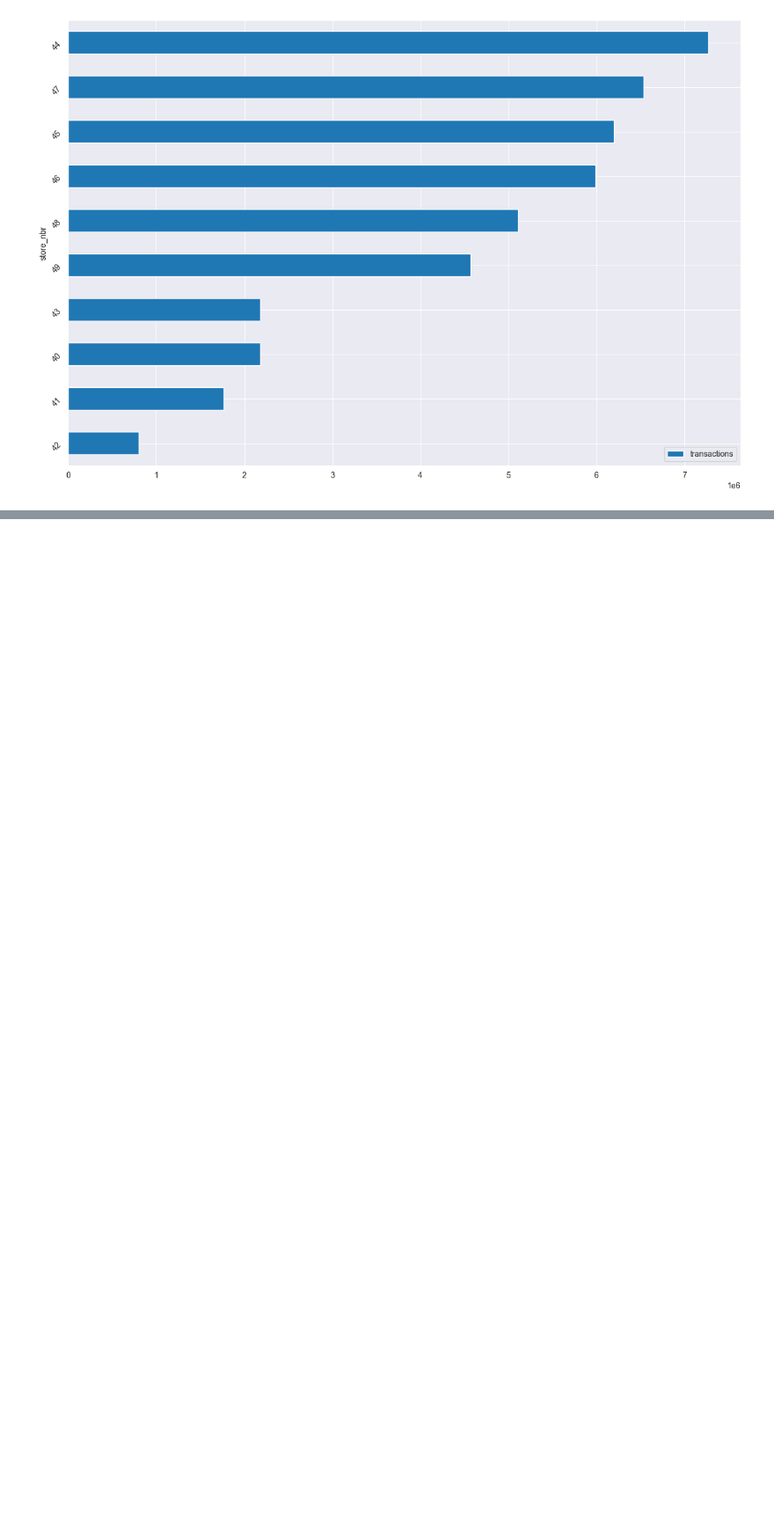
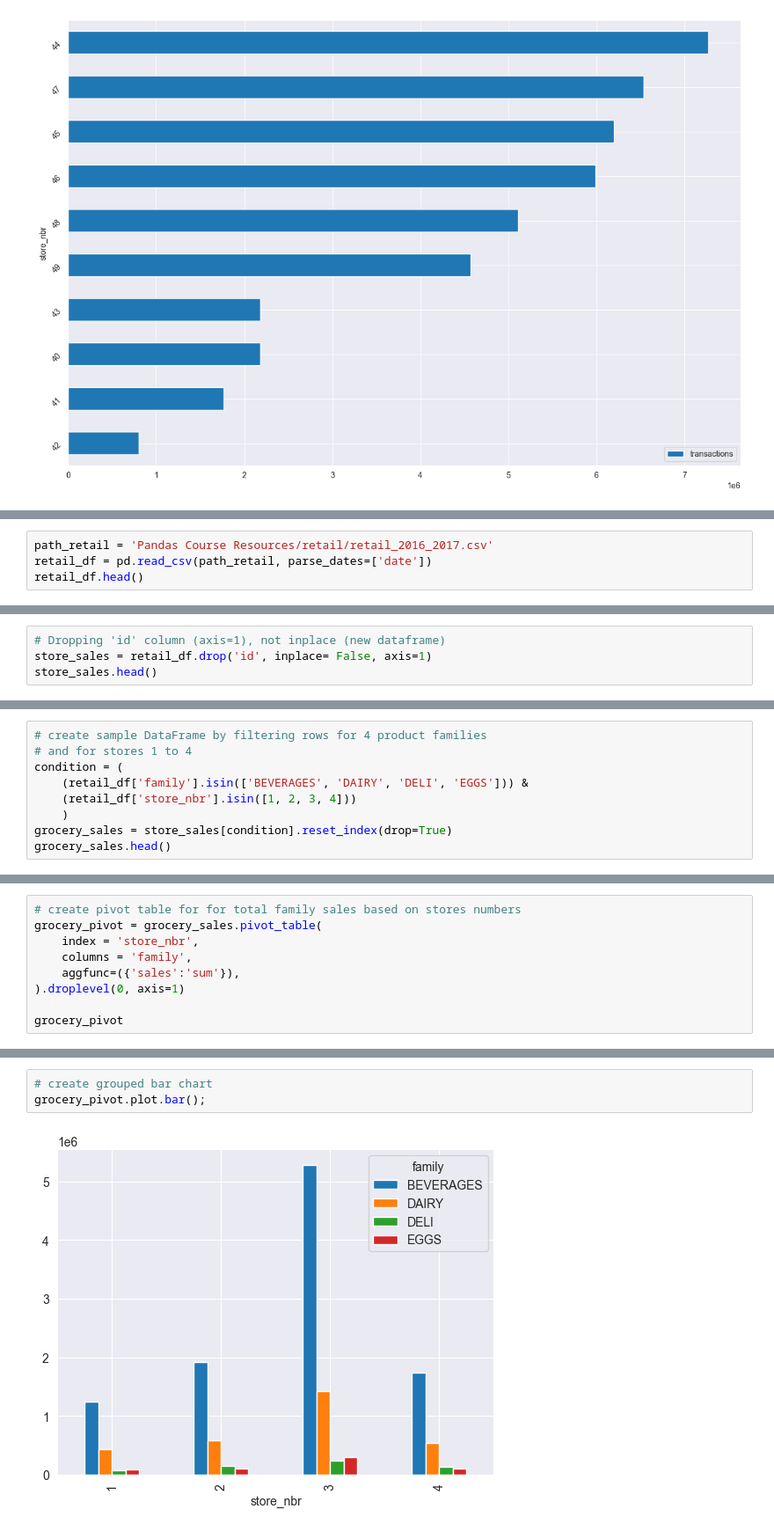
Before and after one commit to jameslaurence82/Udemy-Python_DataAnalysis_NumpyPandas, a Jupyter notebook: PdDF_Visualizations.ipynb, the cells around one changed output, grey strips where cells are left out. Shown at 88% size. Drawn from its saved outputs; the diff is of its cells as text; blank space fills up the shorter version.

```diff
--- a/PdDF_Visualizations.ipynb
+++ b/PdDF_Visualizations.ipynb
@@ -632,0 +633,4 @@ transactions
+# %%
+path_retail = 'Pandas Course Resources/retail/retail_2016_2017.csv'
+retail_df = pd.read_csv(path_retail, parse_dates=['date'])
+retail_df.head()
@@ -632,0 +644,4 @@ transactions
+# %%
+# Dropping 'id' column (axis=1), not inplace (new dataframe)
+store_sales = retail_df.drop('id', inplace= False, axis=1)
+store_sales.head()
@@ -632,0 +655,9 @@ transactions
+# %%
+# create sample DataFrame by filtering rows for 4 product families
+# and for stores 1 to 4
+condition = (
+    (retail_df['family'].isin(['BEVERAGES', 'DAIRY', 'DELI', 'EGGS'])) &
+    (retail_df['store_nbr'].isin([1, 2, 3, 4]))
+    )
+grocery_sales = store_sales[condition].reset_index(drop=True)
+grocery_sales.head()
@@ -632,0 +671,9 @@ transactions
+# %%
+# create pivot table for for total family sales based on stores numbers
+grocery_pivot = grocery_sales.pivot_table(
+    index = 'store_nbr',
+    columns = 'family',
+    aggfunc=({'sales':'sum'}),
+).droplevel(0, axis=1)
+
+grocery_pivot
@@ -632,0 +687,5 @@ transactions
+# %%
+# create grouped bar chart
+grocery_pivot.plot.bar();
+# %% [output]
+[figure, added]
```
Also changed, not shown: parts of 9 cells of this notebook.
